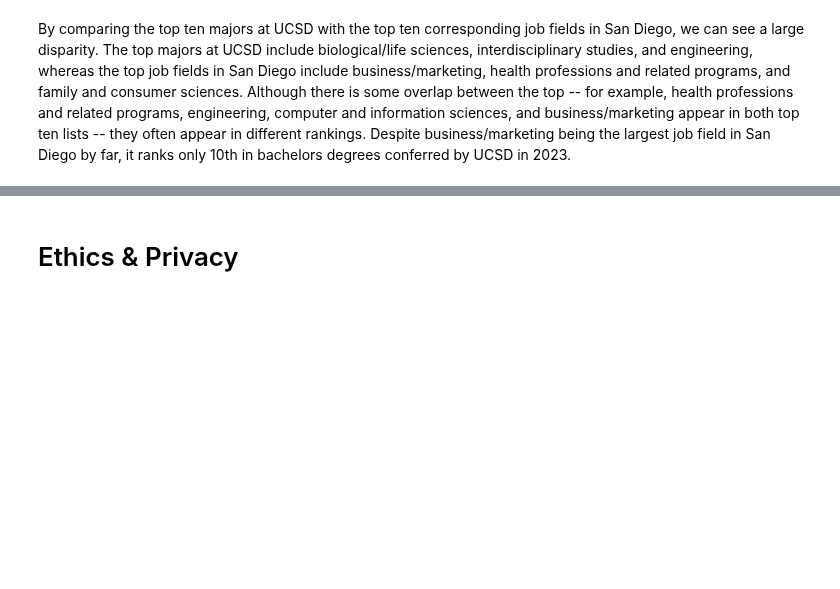
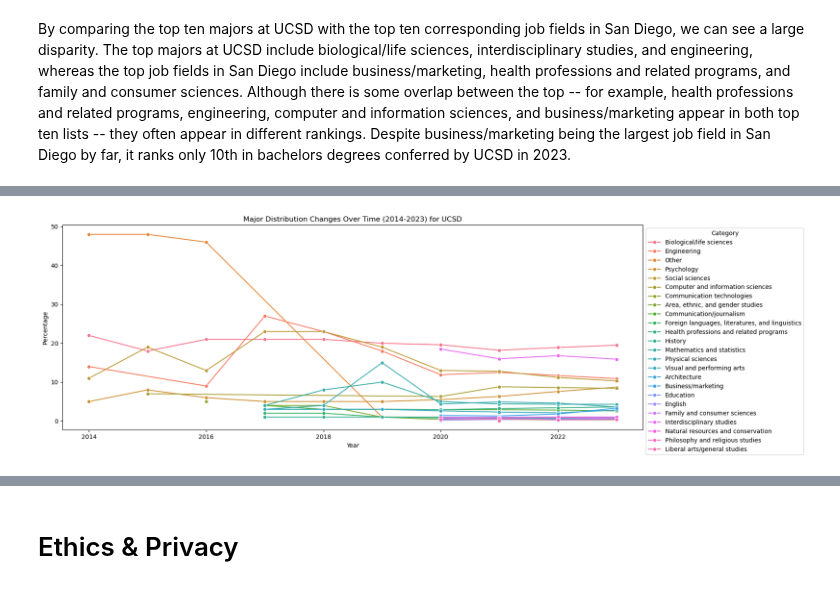
Before and after one commit to michaelhe999/COGS-108-Project, a Jupyter notebook: EDACheckpoint_Group109-FA24.ipynb, the cells around one changed output, grey strips where cells are left out. Cells and saved outputs as stored; diff of their text form; code cells hidden in the pictures; blank space fills up the shorter version.

```diff
--- a/EDACheckpoint_Group109-FA24.ipynb
+++ b/EDACheckpoint_Group109-FA24.ipynb
@@ -952,0 +1042,17 @@ Some more words and stuff.  Remember notebooks work best if you interleave the c
+# %%
+ucsd_majors_2014_2023 = colleges[(colleges['College'] == 'ucsd') & (colleges['Year'] >= 2014) & (colleges['Year']<= 2023)]
+
+ucsd_major_distribution = ucsd_majors_2014_2023.groupby(['Year','Category']).sum().reset_index()
+ucsd_major_distribution
+
+plt.figure(figsize=(18, 6))
+plot = sns.lineplot(data=ucsd_major_distribution, x='Year',y='Bachelors',hue='Category',marker='o')
+sns.move_legend(plot, "upper left", bbox_to_anchor=(1, 1))
+
+plt.title('Major Distribution Changes Over Time (2014-2023) for UCSD')
+plt.xlabel('Year')
+plt.ylabel('Percentage')
+plt.tight_layout()
+plt.show()
+# %% [output]
+[figure, added]
```
Also changed, not shown: parts of 26 cells of this notebook.
